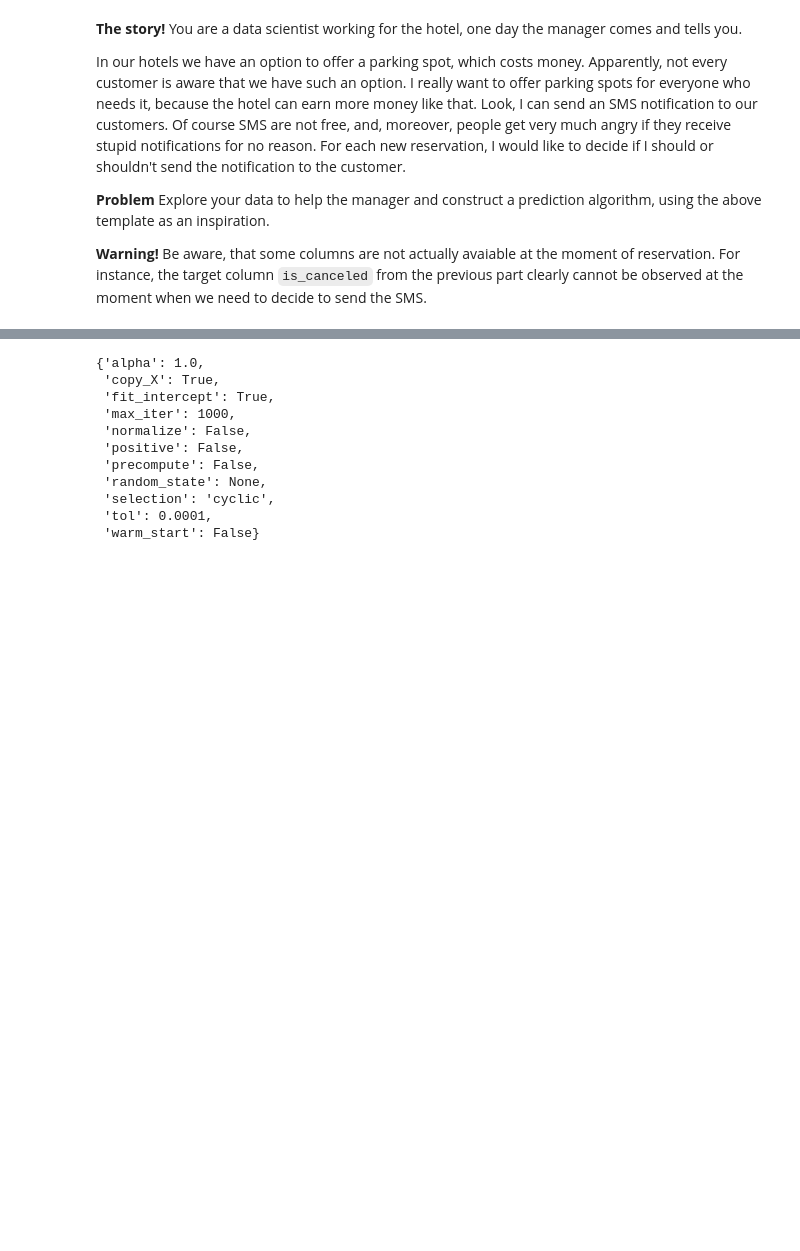
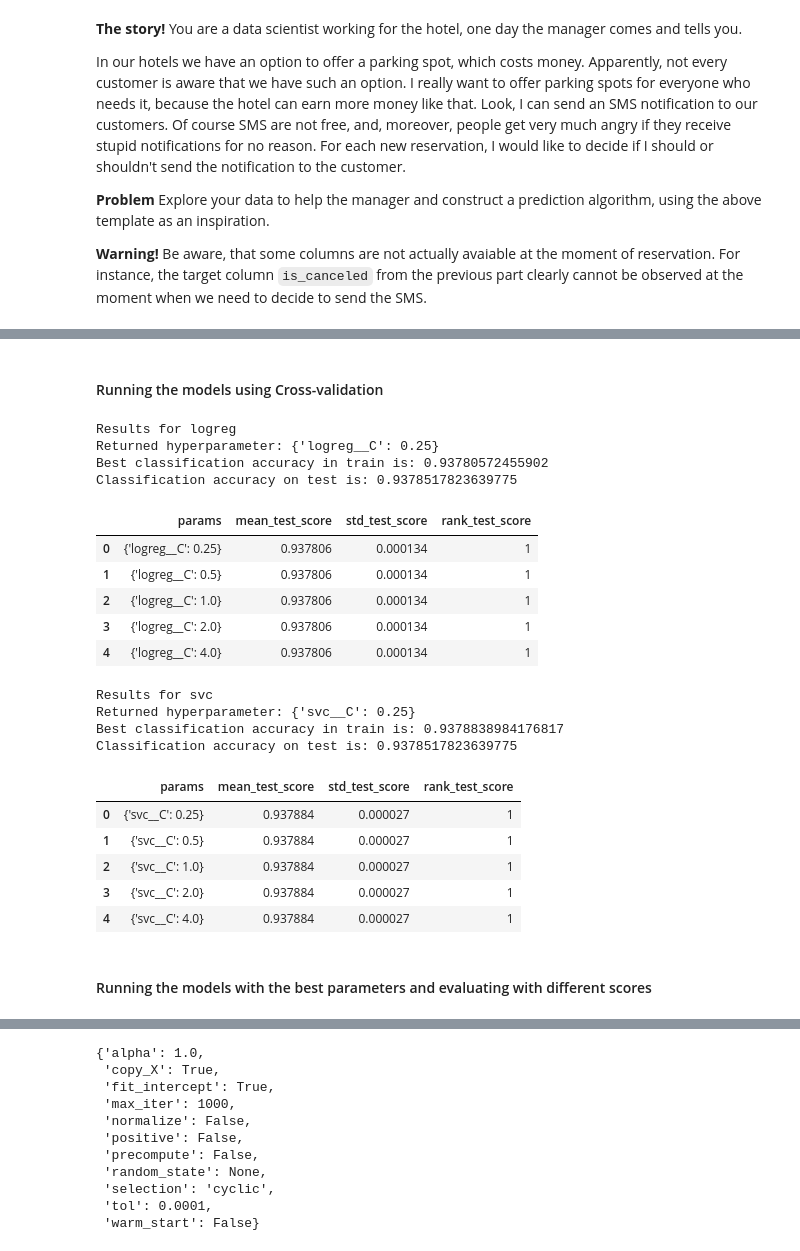
Before and after one commit to ARKEnsae/DM_ML_3A, a Jupyter notebook: TP2/TP2_KA_IB.ipynb, the cells around one changed output, grey strips where cells are left out. Cells and saved outputs as stored; diff of their text form; code cells hidden in the pictures; blank space fills up the shorter version.

```diff
--- a/TP2/TP2_KA_IB.ipynb
+++ b/TP2/TP2_KA_IB.ipynb
@@ -1022,0 +857,66 @@ where $\alpha$ > 0 is a paremeter to choose.
+# %%
+#--------------------------------------------------------------------------------
+# Feature Engineering : Process of converting raw data into a structured format
+# Making the data ready to use for model training (transformers)
+# Creating the test and training sets
+#--------------------------------------------------------------------------------
+numeric_transformer = Pipeline(steps=[
+                                    ("imputer", SimpleImputer(strategy="constant", fill_value=0)),
+                                    ("scaler", MinMaxScaler())])
+categorical_transformer = Pipeline(steps=[
+                                    ("imputer", SimpleImputer(strategy="constant", fill_value="Not defined")),
+                                    ("onehot", OneHotEncoder(handle_unknown='ignore'))]) #
+preproc = ColumnTransformer(transformers=[("num", numeric_transformer, numeric_features),
+                                          ("cat", categorical_transformer, categorical_features)])
+
+X = data2.drop(["is_canceled","assigned_room_type","reservation_status","reservation_status_date", "company"],
+              axis=1)[features]
+y = data2["bool_parking"]
+
+X, y = shuffle(X,y)
+X_train, X_test, y_train, y_test = train_test_split(X, y)
+
+X_preproc = preproc.fit_transform(X)
+X_train_preproc, X_test_preproc, y_train_preproc, y_test_preproc = train_test_split(X_preproc, y)
+# %% [markdown]
+#### Running the models using Cross-validation
+# %%
+models = [("logreg", LogisticRegression(max_iter=700)),
+          ("svc", LinearSVC(max_iter=800))]
+grids = {"logreg" : {'logreg__C': np.logspace(-2, 2, 5, base=2)},
+         "svc" : {'svc__C': np.logspace(-2, 2, 5, base=2)}}
+X_train, X_test, y_train, y_test = train_test_split(X, y)
+
+for name, model in models:
+    pipe = Pipeline(steps=[('preprocessor', preproc), (name, model)])
+    clf = GridSearchCV(pipe, grids[name], cv=3)
+    clf.fit(X_train, y_train)
+    print('Results for {}'.format(name))
+    print('Returned hyperparameter: {}'.format(clf.best_params_))
+    print('Best classification accuracy in train is: {}'.format(clf.best_score_))
+    print('Classification accuracy on test is: {}'.format(clf.score(X_test, y_test)))
+    display(pd.DataFrame(clf.cv_results_)[['params','mean_test_score', 'std_test_score',
+                                           'rank_test_score']])
+# %% [output]
+Results for logreg
+Returned hyperparameter: {'logreg__C': 0.25}
+Best classification accuracy in train is: 0.93780572455902
+Classification accuracy on test is: 0.9378517823639775
+|  | params | mean_test_score | std_test_score | rank_test_score |
+| 0 | {'logreg__C': 0.25} | 0.937806 | 0.000134 | 1 |
+| 1 | {'logreg__C': 0.5} | 0.937806 | 0.000134 | 1 |
+| 2 | {'logreg__C': 1.0} | 0.937806 | 0.000134 | 1 |
+| 3 | {'logreg__C': 2.0} | 0.937806 | 0.000134 | 1 |
+| 4 | {'logreg__C': 4.0} | 0.937806 | 0.000134 | 1 |
+Results for svc
+Returned hyperparameter: {'svc__C': 0.25}
+Best classification accuracy in train is: 0.9378838984176817
+Classification accuracy on test is: 0.9378517823639775
+|  | params | mean_test_score | std_test_score | rank_test_score |
+| 0 | {'svc__C': 0.25} | 0.937884 | 0.000027 | 1 |
+| 1 | {'svc__C': 0.5} | 0.937884 | 0.000027 | 1 |
+| 2 | {'svc__C': 1.0} | 0.937884 | 0.000027 | 1 |
+| 3 | {'svc__C': 2.0} | 0.937884 | 0.000027 | 1 |
+| 4 | {'svc__C': 4.0} | 0.937884 | 0.000027 | 1 |
+# %% [markdown]
+#### Running the models with the best parameters and evaluating with different scores
```
Also changed, not shown: parts of 46 cells of this notebook.
